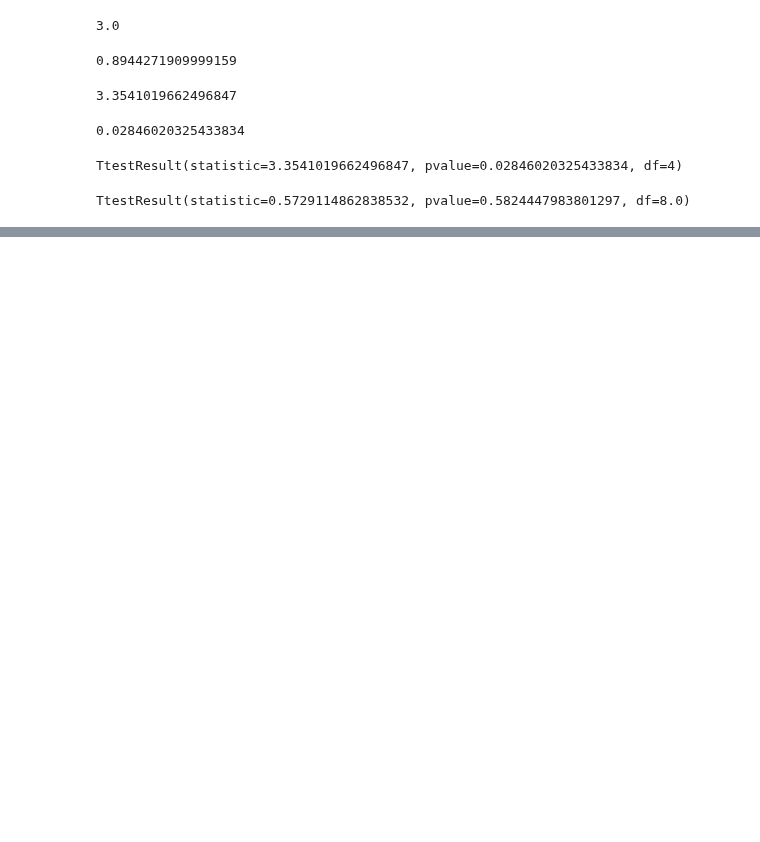
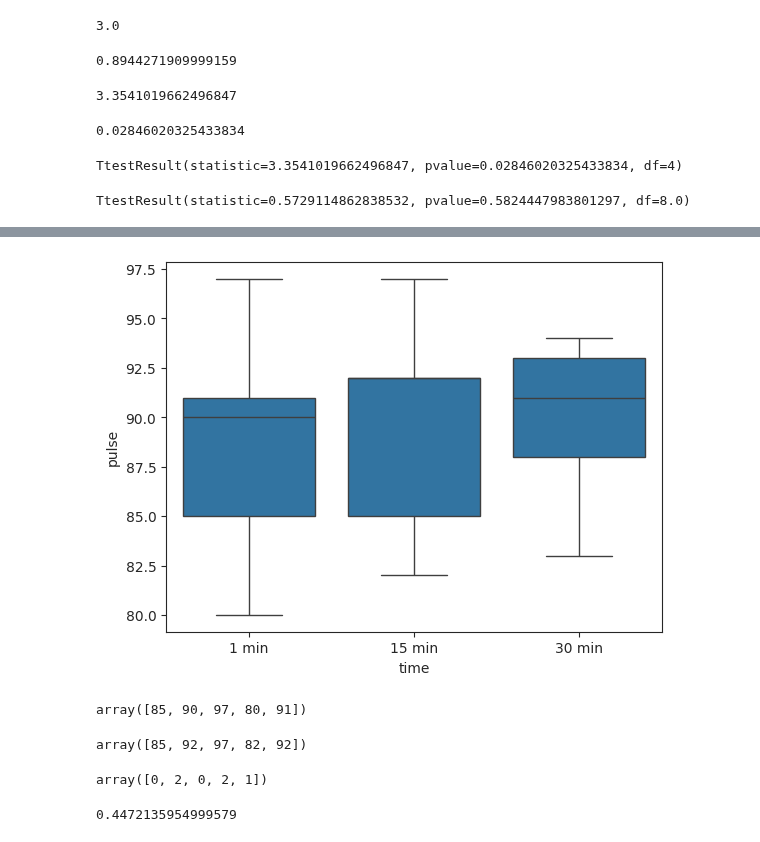
Before and after one commit to fakhar-iqbal/Machine_Learning_Fundamentals, a Jupyter notebook: Statistics.ipynb, the cells around one changed output, grey strips where cells are left out. Cells and saved outputs as stored; diff of their text form; code cells hidden in the pictures; blank space fills up the shorter version.

```diff
--- a/Statistics.ipynb
+++ b/Statistics.ipynb
@@ -621,0 +768,3 @@ TtestResult(statistic=0.5729114862838532, pvalue=0.5824447983801297, df=8.0)
+# %%
+rest_low = exercise[(exercise.diet=='low fat') & (exercise.kind=='rest')]
+rest_low
@@ -621,0 +788,20 @@ TtestResult(statistic=0.5729114862838532, pvalue=0.5824447983801297, df=8.0)
+# %%
+_ = sns.boxplot(x='time',y='pulse',data=rest_low)
+# %% [output]
+[figure, added]
+# %%
+low_1 = exercise[(exercise.diet=='low fat') & (exercise.time=='1 min') & (exercise.kind=='rest')]['pulse'].to_numpy()
+
+low_1
+# %% [output]
+array([85, 90, 97, 80, 91])
+# %%
+low_15  = exercise[(exercise.diet=='low fat') & (exercise.time=='15 min') & (exercise.kind=='rest')]['pulse'].to_numpy()
+low_15
+# %% [output]
+array([85, 92, 97, 82, 92])
+# %%
+d = low_15 - low_1
+d
+# %% [output]
+array([0, 2, 0, 2, 1])
@@ -621,0 +810,4 @@ TtestResult(statistic=0.5729114862838532, pvalue=0.5824447983801297, df=8.0)
+# %%
+sd
+# %% [output]
+0.4472135954999579
```
Also changed, not shown: parts of 35 cells of this notebook.
